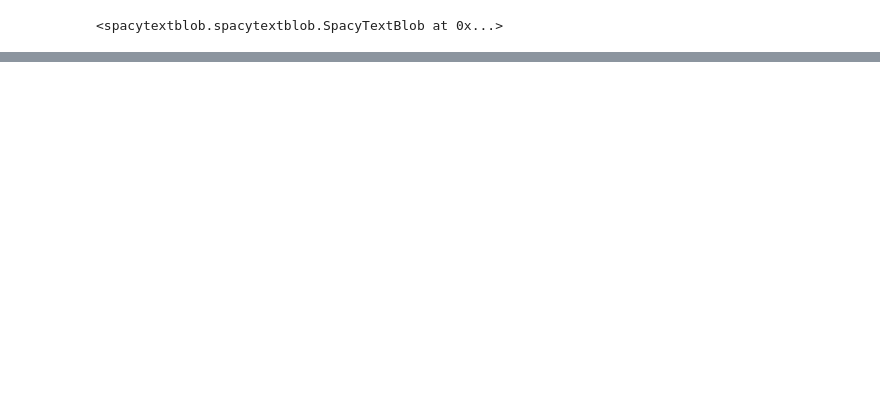
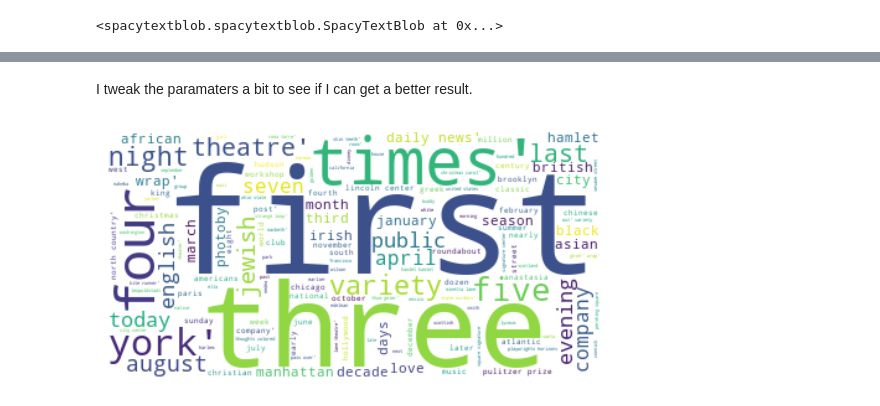
Before and after one commit to kai-tama/Capstone-3, a Jupyter notebook: Notebooks/EDA.ipynb, the cells around one changed output, grey strips where cells are left out. Cells and saved outputs as stored; diff of their text form; code cells hidden in the pictures; blank space fills up the shorter version.

```diff
--- a/Notebooks/EDA.ipynb
+++ b/Notebooks/EDA.ipynb
@@ -154,0 +317,10 @@ min(reviews_df.new_polarity)
+# %% [markdown]
+I tweak the paramaters a bit to see if I can get a better result.
+# %%
+wordcloud = WordCloud(stopwords=stopwords, min_word_length=4, background_color='white').generate(text)
+
+plt.imshow(wordcloud, interpolation='bilinear')
+plt.axis('off')
+plt.show()
+# %% [output]
+[figure, added]
```
Also changed, not shown: parts of 61 cells of this notebook.
